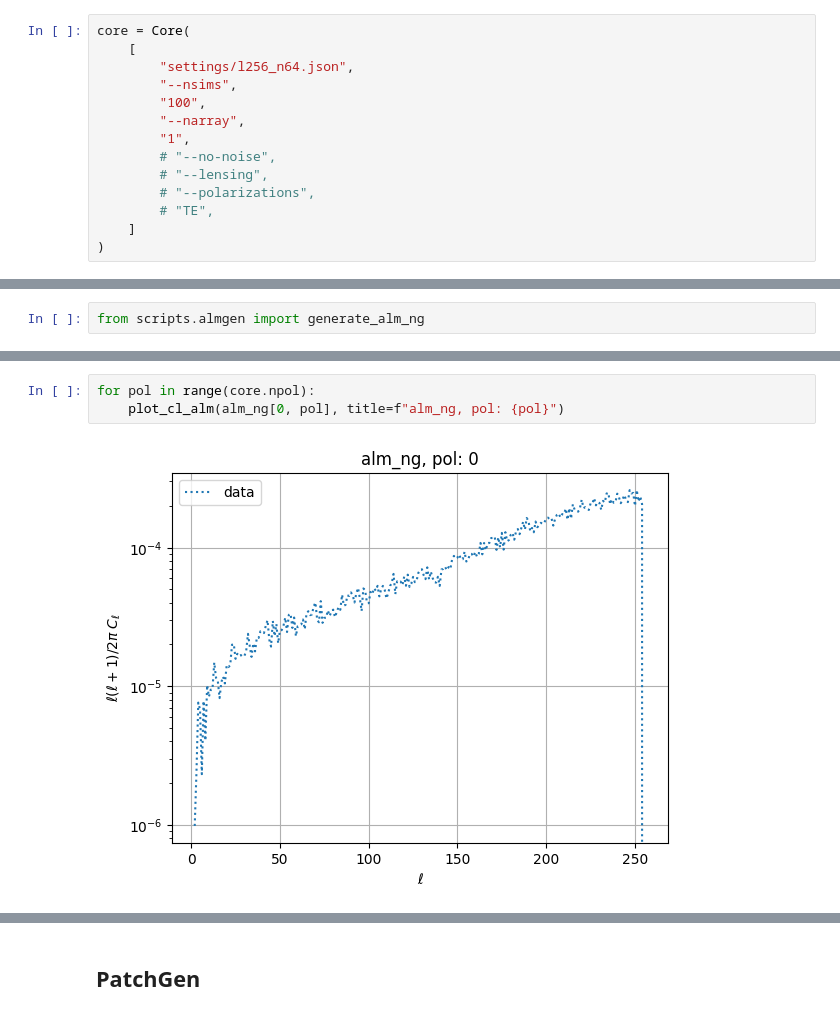
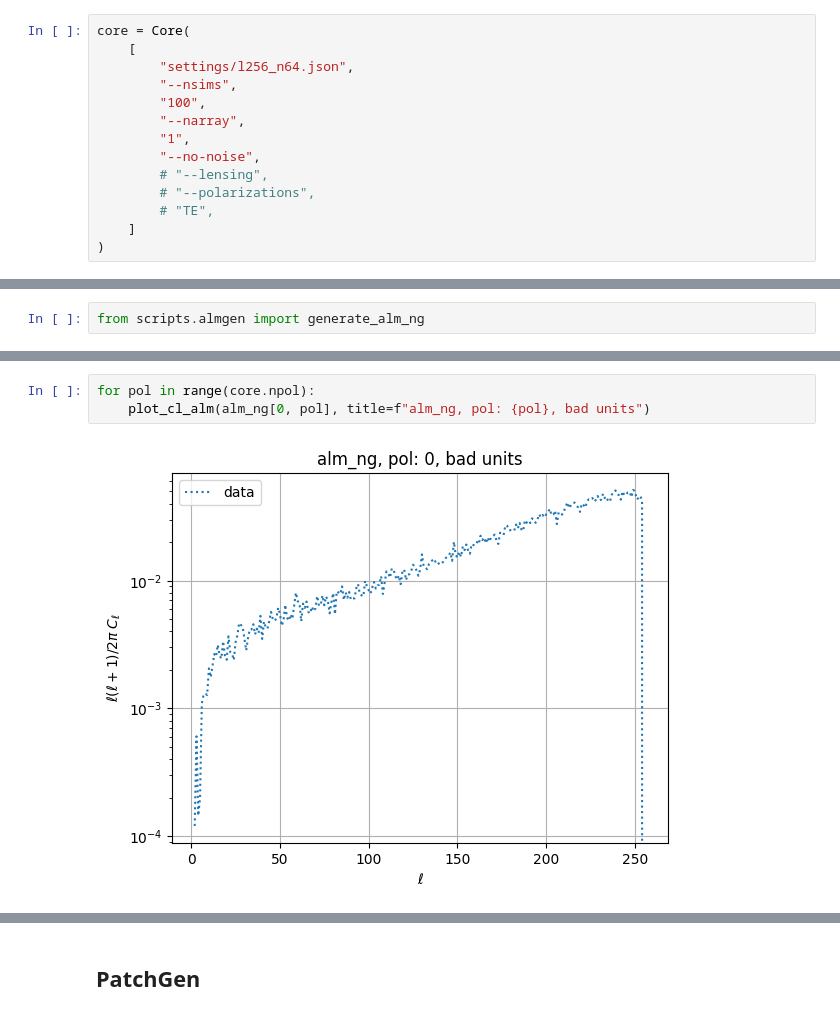
Before and after one commit to JBrandonS/MLPNG, a Jupyter notebook: notebooks/simulator.ipynb, the cells around one changed output, grey strips where cells are left out. Drawn from its saved outputs; the diff is of its cells as text.

```diff
--- a/notebooks/simulator.ipynb
+++ b/notebooks/simulator.ipynb
@@ -40,7 +41,7 @@ core = Core(
         "100",
         "--narray",
         "1",
-        # "--no-noise",
+        "--no-noise",
         # "--lensing",
         # "--polarizations",
         # "TE",
@@ -110,8 +111,8 @@ for pol in range(core.npol):
 # %%
 for pol in range(core.npol):
-    plot_cl_alm(alm_ng[0, pol], title=f"alm_ng, pol: {pol}")
+    plot_cl_alm(alm_ng[0, pol], title=f"alm_ng, pol: {pol}, bad units")
 # %% [output]
-[figure, old version]
+[figure, new version]
 # %%
 for pol in range(core.npol):
     plot_cl_alm(
```
Also changed, not shown: parts of 14 cells of this notebook, 5 other files.
